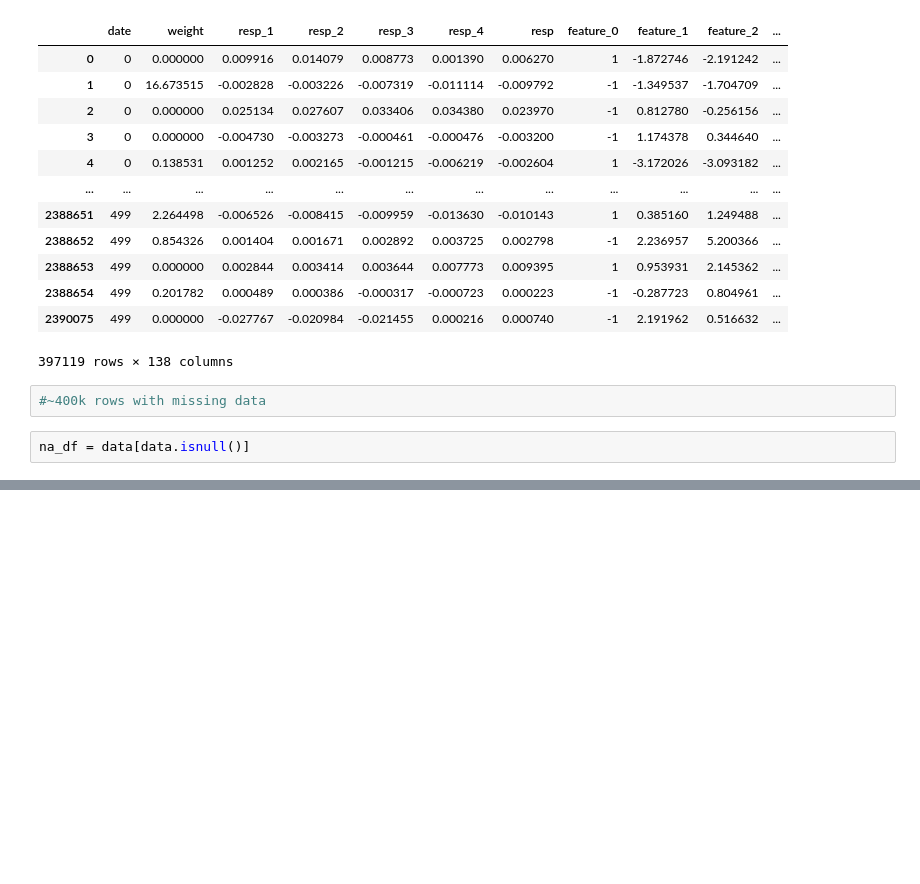
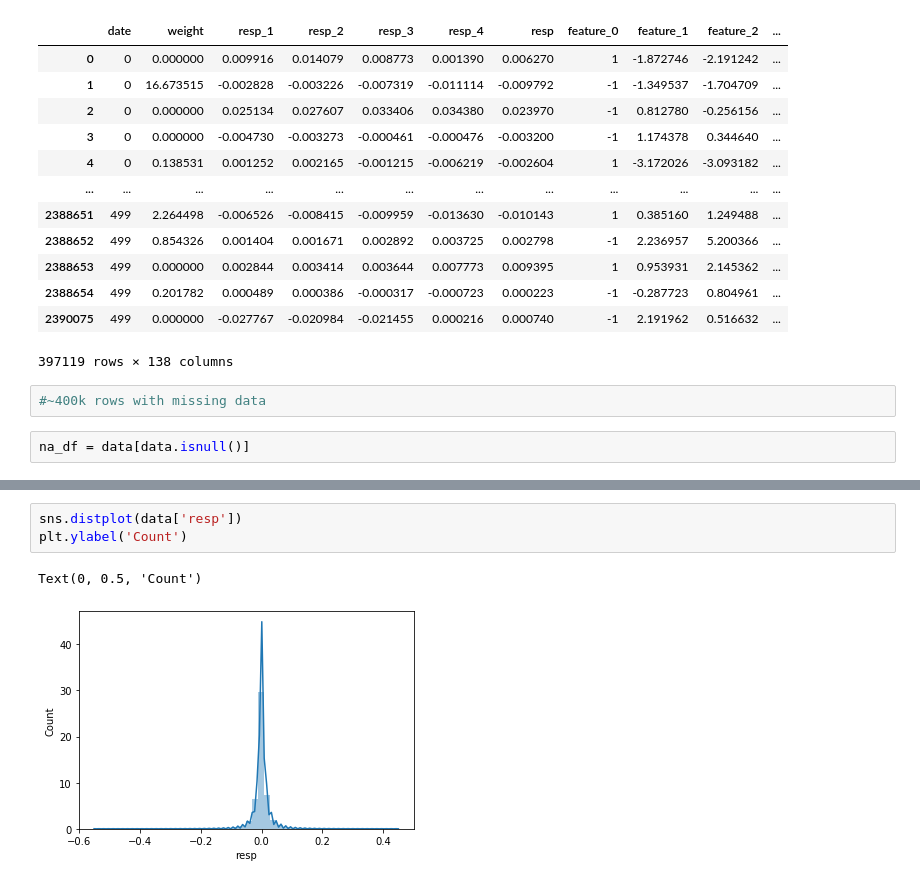
Before and after one commit to rmei97/market_preds, a Jupyter notebook: eda.ipynb, the cells around one changed output, grey strips where cells are left out. Drawn from its saved outputs; the diff is of its cells as text; blank space fills up the shorter version.

Commit message:
started dist plots of features

```diff
--- a/eda.ipynb
+++ b/eda.ipynb
@@ -163,0 +202,6 @@ sns.heatmap(data, mask = na_df)
+# %%
+sns.distplot(data['resp'])
+plt.ylabel('Count')
+# %% [output]
+Text(0, 0.5, 'Count')
+[figure, added]
```
Also changed, not shown: parts of 6 cells of this notebook.
